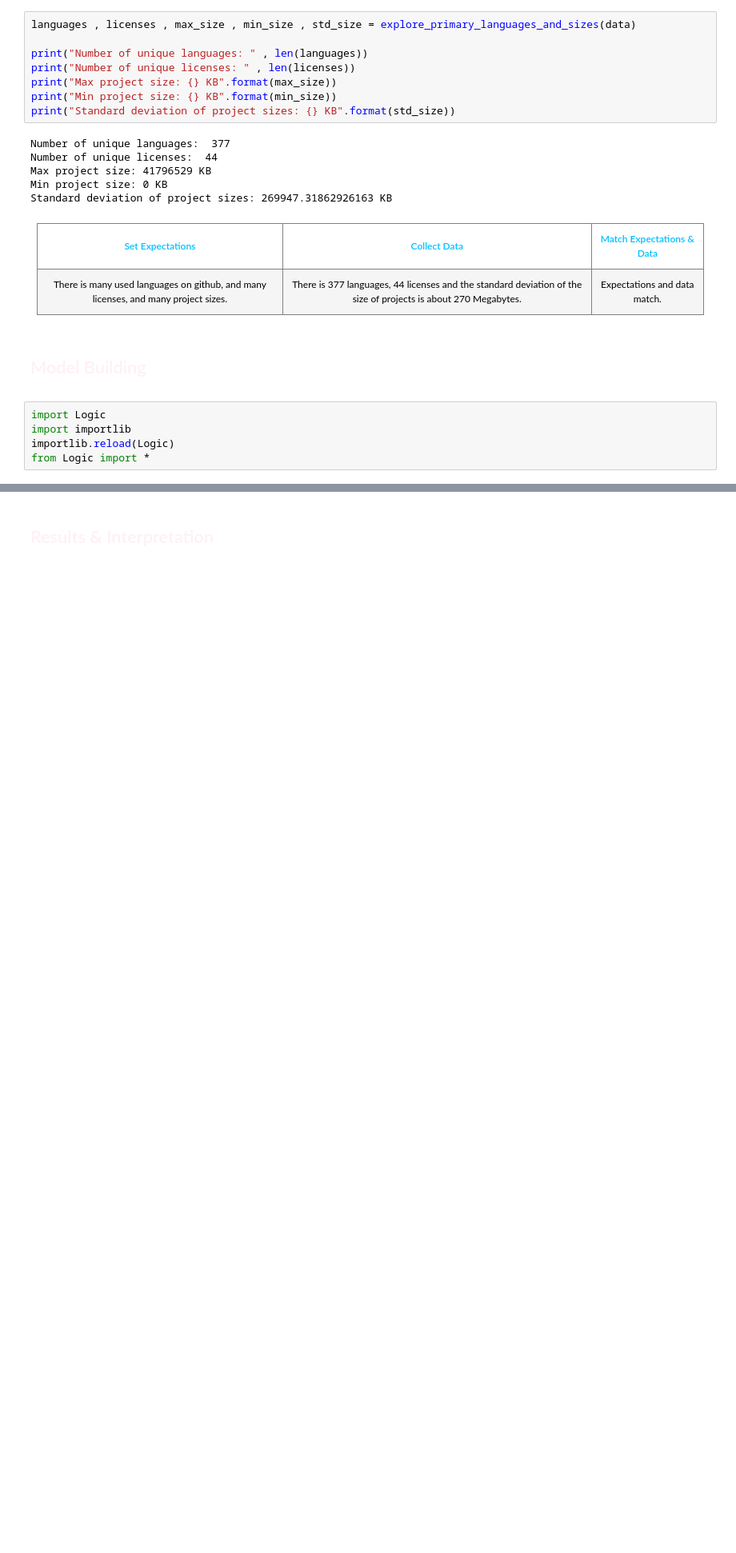
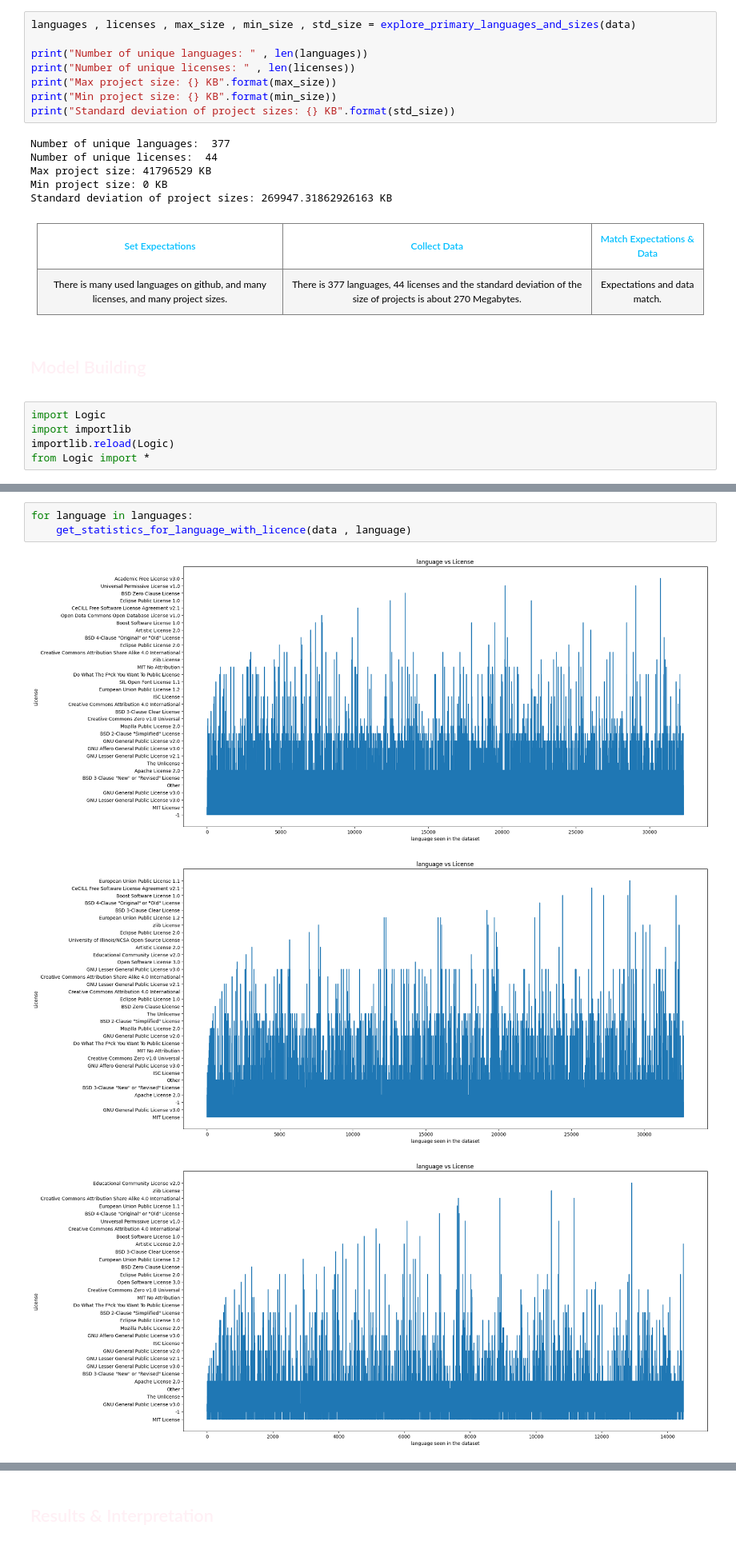
Before and after one commit to EssamWisam/Github-Metadata-Analytics, a Jupyter notebook: Questions/E - Licenses, Language & Size/Licenses, Language & Size.ipynb, the cells around one changed output, grey strips where cells are left out. Shown at 80% size. Drawn from its saved outputs; the diff is of its cells as text; blank space fills up the shorter version.

```diff
--- a/Questions/E - Licenses, Language & Size/Licenses, Language & Size.ipynb
+++ b/Questions/E - Licenses, Language & Size/Licenses, Language & Size.ipynb
@@ -139,0 +156,7 @@ Percentage of repositories with license:  56.22230428360414
+# %%
+for language in languages:
+    get_statistics_for_language_with_licence(data , language)
+# %% [output]
+[figure, added]
+[figure, added]
+[figure, added]
```
Also changed, not shown: parts of 11 cells of this notebook, 1 other file.
